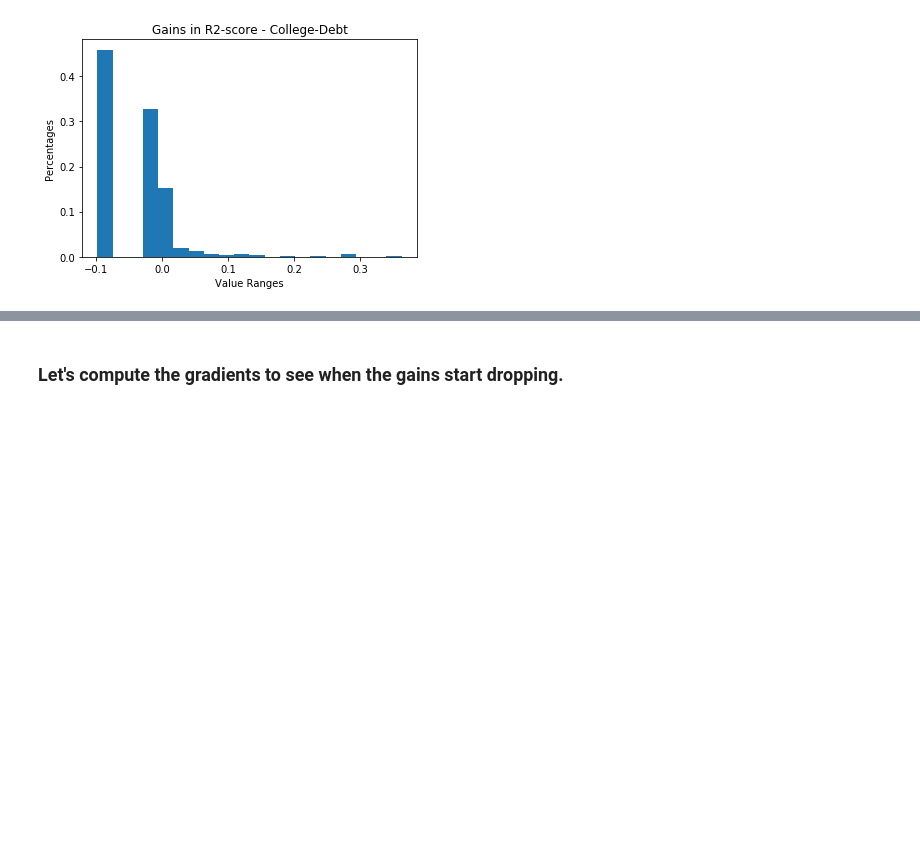
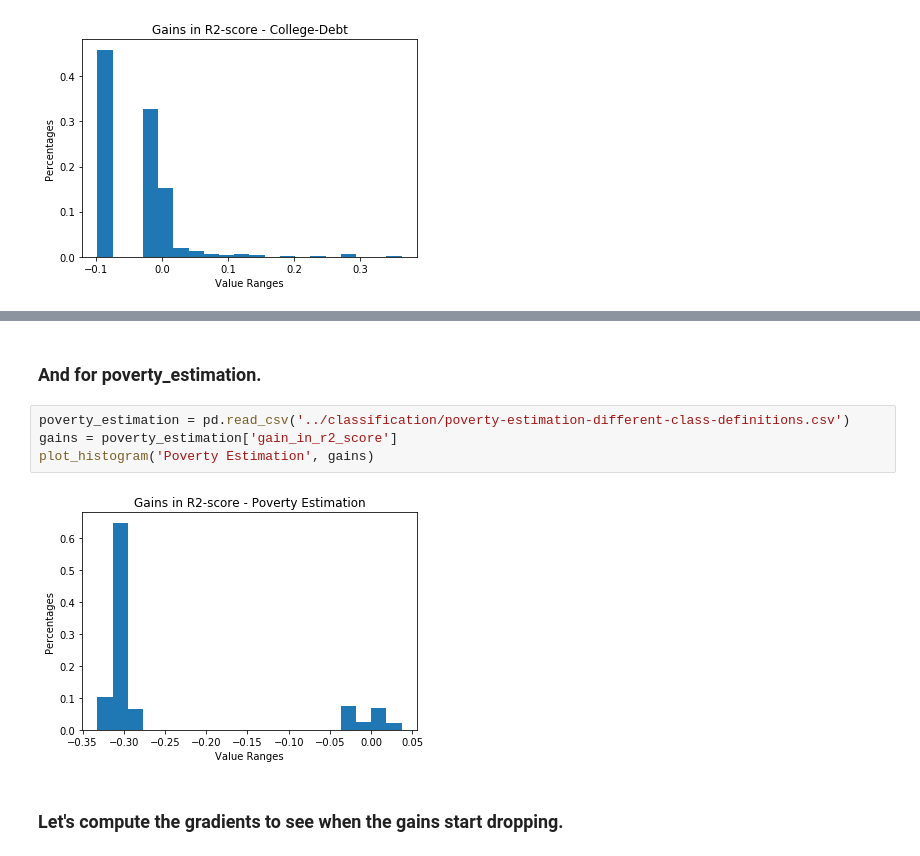
Before and after one commit to VIDA-NYU/prida, a Jupyter notebook: improvement-prediction/learning_random_gains/Gradient-based gains.ipynb, the cells around one changed output, grey strips where cells are left out. Cells and saved outputs as stored; diff of their text form; blank space fills up the shorter version.

```diff
--- a/improvement-prediction/learning_random_gains/Gradient-based gains.ipynb
+++ b/improvement-prediction/learning_random_gains/Gradient-based gains.ipynb
@@ -126,3 +134,11 @@ plot_histogram('College-Debt', gains)
+# %% [markdown]
+### And for poverty_estimation.
+# %%
+poverty_estimation = pd.read_csv('../classification/poverty-estimation-different-class-definitions.csv')
+gains = poverty_estimation['gain_in_r2_score']
+plot_histogram('Poverty Estimation', gains)
+# %% [output]
+[figure, added]
 # %% [markdown]
 ### Let's compute the gradients to see when the gains start dropping.
 # %%
```
Also changed, not shown: parts of 2 cells of this notebook, 1 other file.
